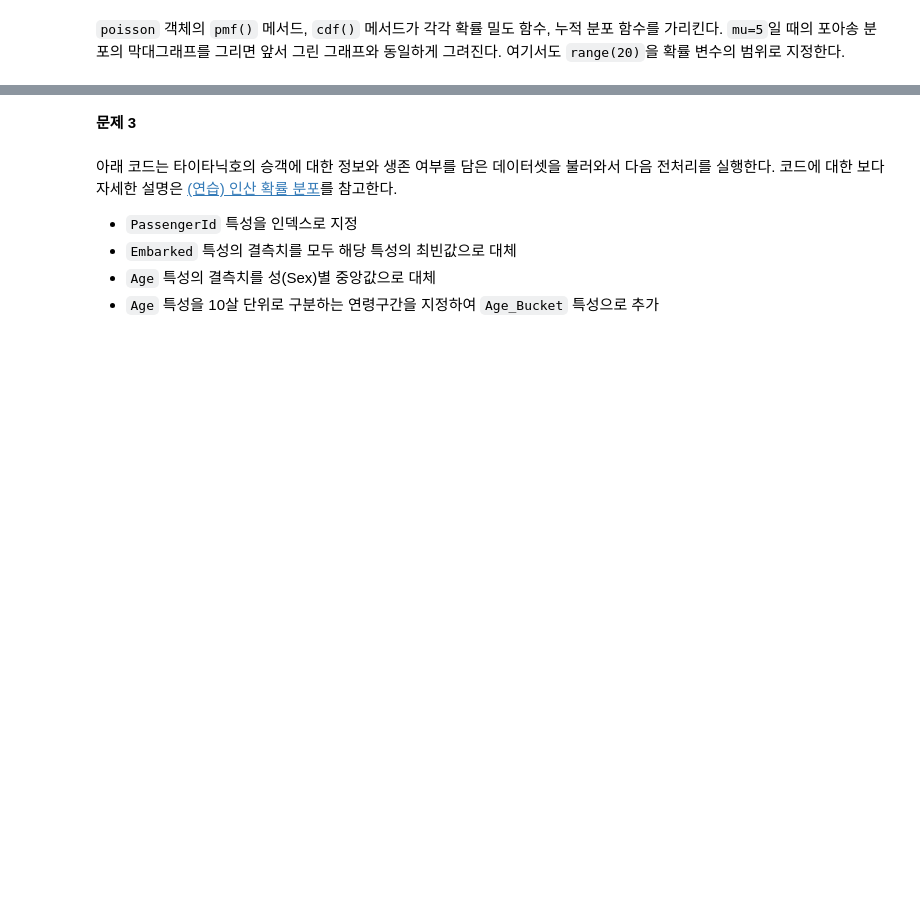
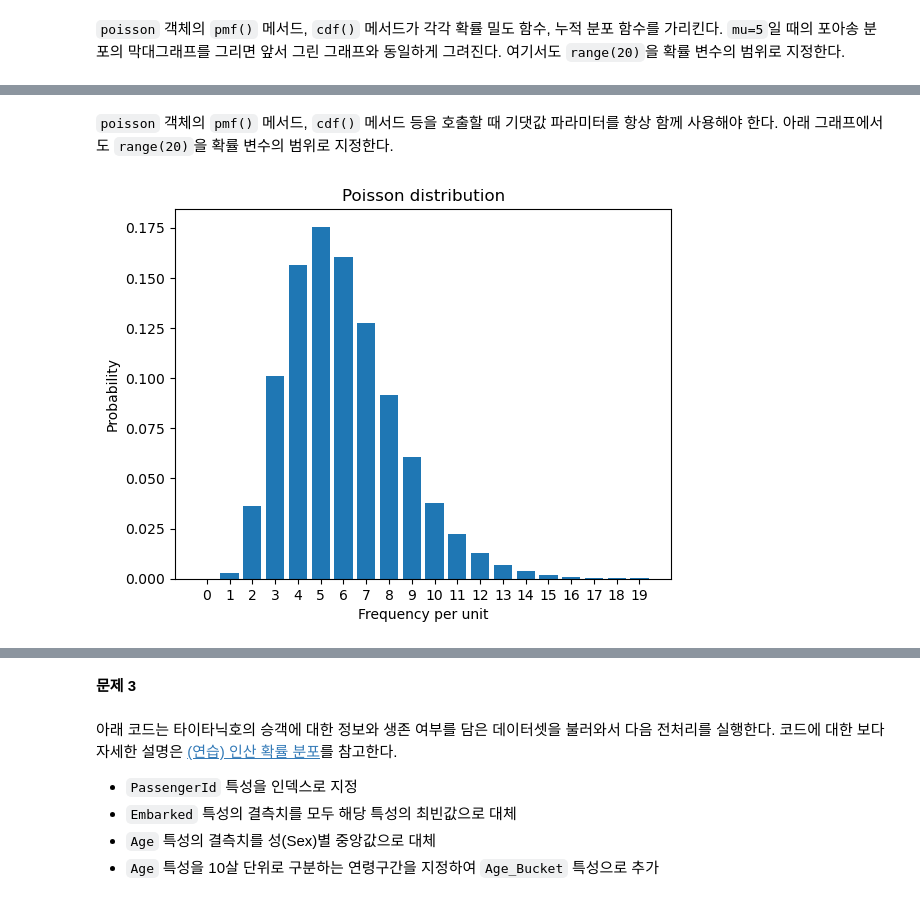
Before and after one commit to codingalzi/DataSci, a Jupyter notebook: practices/practice-expected_values-sol.ipynb, the cells around one changed output, grey strips where cells are left out. Saved outputs shown, nothing was run; the diff lists cells and outputs as text; code cells hidden in the pictures; blank space fills up the shorter version.

```diff
--- a/practices/practice-expected_values-sol.ipynb
+++ b/practices/practice-expected_values-sol.ipynb
@@ -190,0 +195,20 @@ plt.show()
+# %%
+rv_poi = poisson
+# %% [markdown]
+`poisson` 객체의 `pmf()` 메서드, `cdf()` 메서드 등을 호출할 때 기댓값 파라미터를 항상 함께 사용해야 한다.
+아래 그래프에서도 `range(20)`을 확률 변수의 범위로 지정한다.
+# %%
+fig = plt.figure()
+ax = fig.add_subplot(111)
+
+ax.bar(xs, rv_poi.pmf(mu, xs))
+ax.set_title('Poisson distribution')
+ax.set_xlabel('Frequency per unit')
+ax.set_ylabel('Probability')
+
+ax.set_xticks(np.arange(20))
+ax.set_xticklabels(range(0,20))
+
+plt.show()
+# %% [output]
+[figure, added]
```
Also changed, not shown: parts of 18 cells of this notebook, 1 other file.
